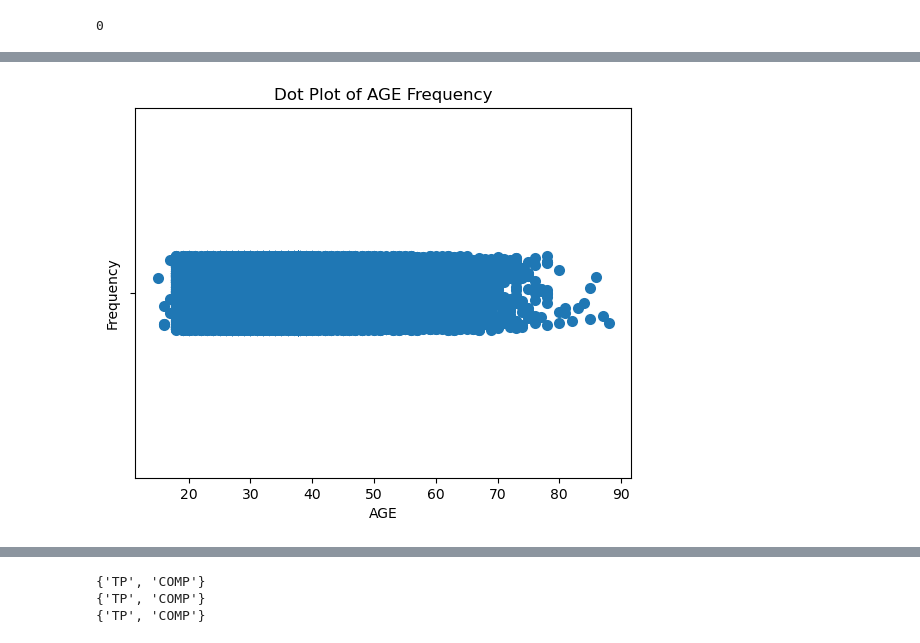
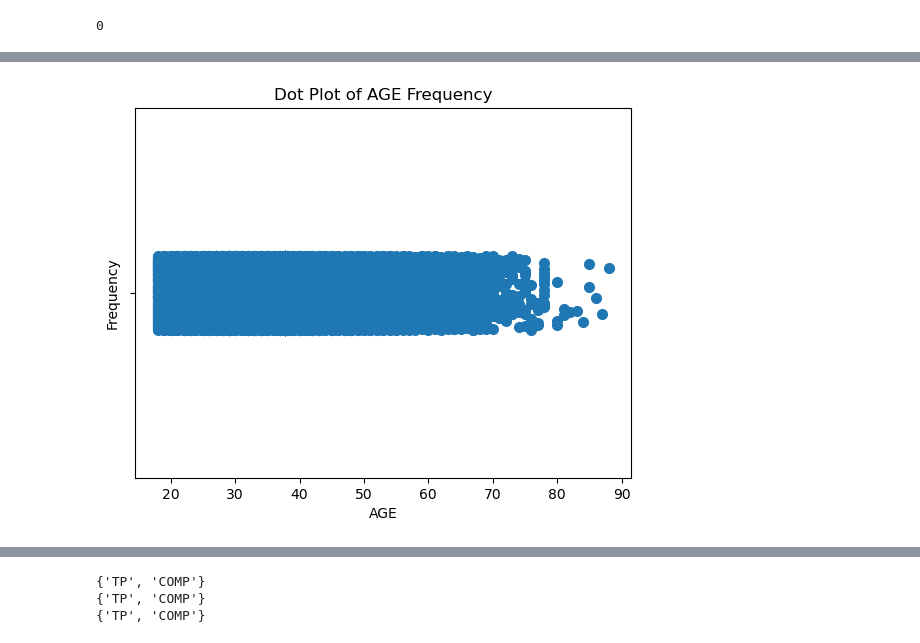
Before and after one commit to charbel-98/insurance-ML, a Jupyter notebook: dataCleaning.ipynb, the cells around one changed output, grey strips where cells are left out. Drawn from its saved outputs; the diff is of its cells as text; code cells hidden in the pictures.

Commit message:
new data files

```diff
--- a/dataCleaning.ipynb
+++ b/dataCleaning.ipynb
@@ -482,8 +448,7 @@ df_merged = df_merged.dropna(subset=['BODY'])
 # Assuming df_merged is your merged DataFrame
 
 # Create a mapping dictionary with 'BODY' as keys and corresponding max 'VEH_SEATS' as values
-max_seats_mapping = df_merged.groupby('BODY')['VEH_SEATS'].max().to_dict()
-
+max_seats_mapping = df_merged.groupby('BODY')['VEH_SEATS'].apply(lambda x: x.mode().iloc[0] if not x.mode().empty else None).to_dict()
 # Replace 'VEH_SEATS' values of 0 with 1 in the mapping dictionary
 max_seats_mapping = {key: 1 if value == 0 else value for key, value in max_seats_mapping.items()}
 
@@ -511,7 +492,7 @@ max_seats_mapping
 # %%
 
 # Fill NaN and 0 values in 'VEH_SEATS' with the corresponding max value based on 'BODY'
-condition = (df_merged['VEH_SEATS'].isna()) | (df_merged['VEH_SEATS'] == 0)
+condition = (df_merged['VEH_SEATS'].isna()) | (df_merged['VEH_SEATS'] <= 0) | (df_merged.VEH_SEATS >83)
 df_merged.loc[condition, 'VEH_SEATS'] = df_merged.loc[condition, 'BODY'].map(max_seats_mapping)
 
 # Print or inspect the DataFrame to verify changes
@@ -571,19 +559,3 @@ print(df_merged['DATE OF \r\nINTIMATION'].isna().sum())
 # %% [output]
 12295
 176882
-# %%
-# Assuming df is your DataFrame
-# Convert 'DRV_DOB' and 'DATE OF INTIMATION' to datetime if not already
-df_merged['DRV_DOB'] = pd.to_datetime(df_merged['DRV_DOB'], errors='coerce')
-df_merged['DATE OF \r\nINTIMATION'] = pd.to_datetime(df_merged['DATE OF \r\nINTIMATION'], errors='coerce')
-
-# Calculate the age using the formula
-df_merged['Calculated Age'] = (df_merged['DATE OF \r\nINTIMATION'] - df_merged['DRV_DOB']).dt.days // 365.25
-
-# Count the number of rows where 'Calculated Age' is not null
-valid_age_rows = df_merged.dropna(subset=['Calculated Age'], how='any')
-
-# Calculate the percentage of rows with valid ages
-percentage_valid_age = (len(valid_age_rows) / len(df_merged)) * 100
-
-print(f"Percentage of rows with valid ages: {percentage_valid_age:.2f}%")
@@ -595,7 +565,7 @@ df_merged['DRV_DOB'] = pd.to_datetime(df_merged['DRV_DOB'], format='%Y-%m-%d', e
 df_merged['DATE OF \r\nINTIMATION'] = pd.to_datetime(df_merged['DATE OF \r\nINTIMATION'], format='%d/%m/%Y %H:%M', errors='coerce')
 
 # Calculate the age for rows where 'AGE' is NaN or less than 15 or greater than 90
-condition = (df_merged['AGE'].isna()) | (df_merged['AGE'] < 15) | (df_merged['AGE'] > 90)
+condition = (df_merged['AGE'].isna()) | (df_merged['AGE'] < 18) | (df_merged['AGE'] > 90)
 df_merged.loc[condition, 'AGE'] = (df_merged['DATE OF \r\nINTIMATION'] - df_merged['DRV_DOB']).dt.days // 365.25
 
 # Drop unnecessary columns if needed
@@ -679,24 +654,18 @@ min         15.000000
 max         88.000000
 Name: AGE, dtype: float64
 # %%
-
-
-# Assuming df_merged is your DataFrame
-# Replace 'df_merged' with the actual name of your DataFrame if it's different
-
-# Choose a categorical column for the dot plot
-categorical_column = 'AGE'  # Replace with the actual column name
+age_column = 'AGE'  # Replace with the actual column name
 
 # Create a dot plot using seaborn
-sns.stripplot(x=df_merged[categorical_column], size=8, jitter=True)
+sns.stripplot(x=df_merged[age_column], size=8, jitter=True)
 
 # Add labels and title
-plt.xlabel(categorical_column)
+plt.xlabel(age_column)
 plt.ylabel('Frequency')
-plt.title(f'Dot Plot of {categorical_column} Frequency')
+plt.title(f'Dot Plot of {age_column} Frequency')
 
 # Show the plot
 plt.show()
 # %% [output]
-[figure, old version]
+[figure, new version]
 # %%
```
Also changed, not shown: parts of 77 cells of this notebook, 2 other files.
